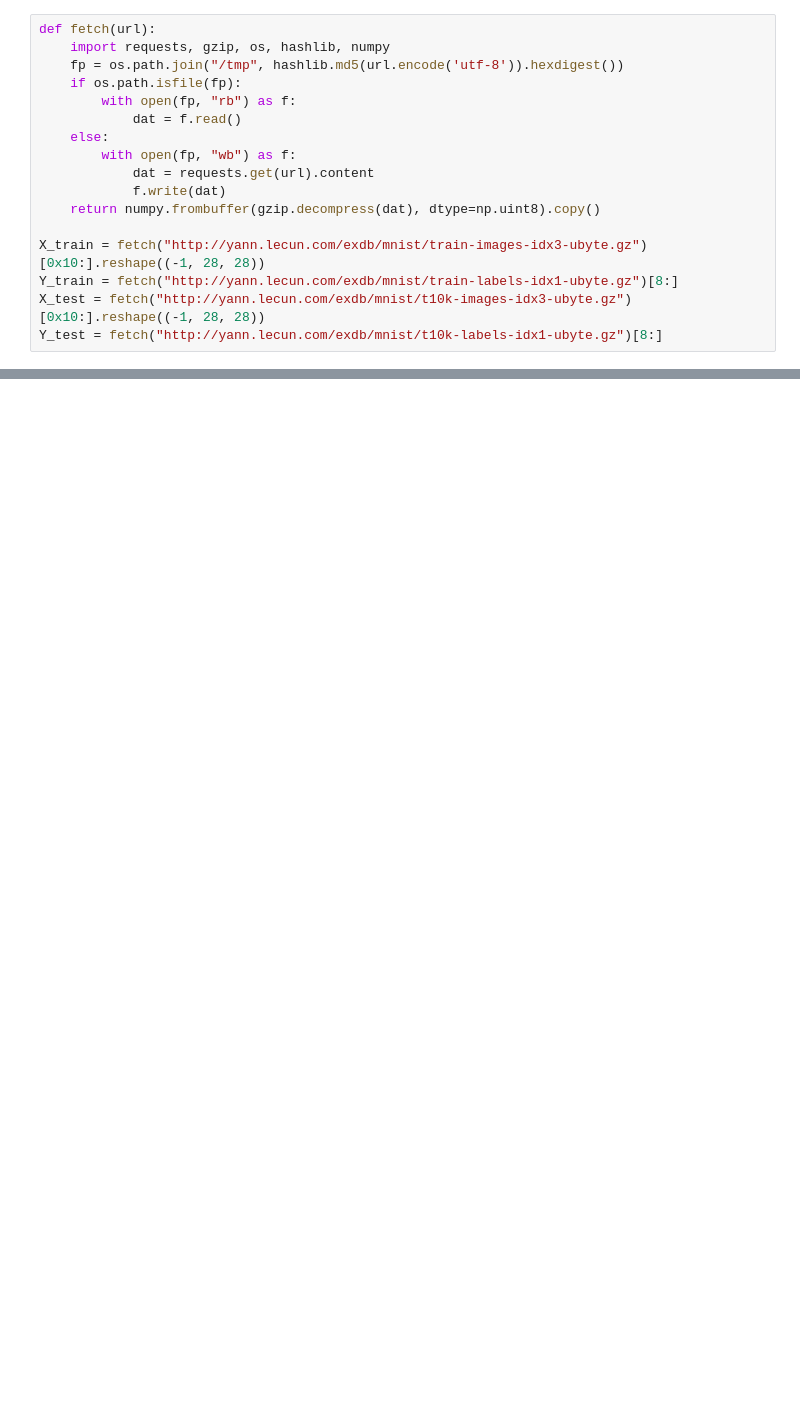
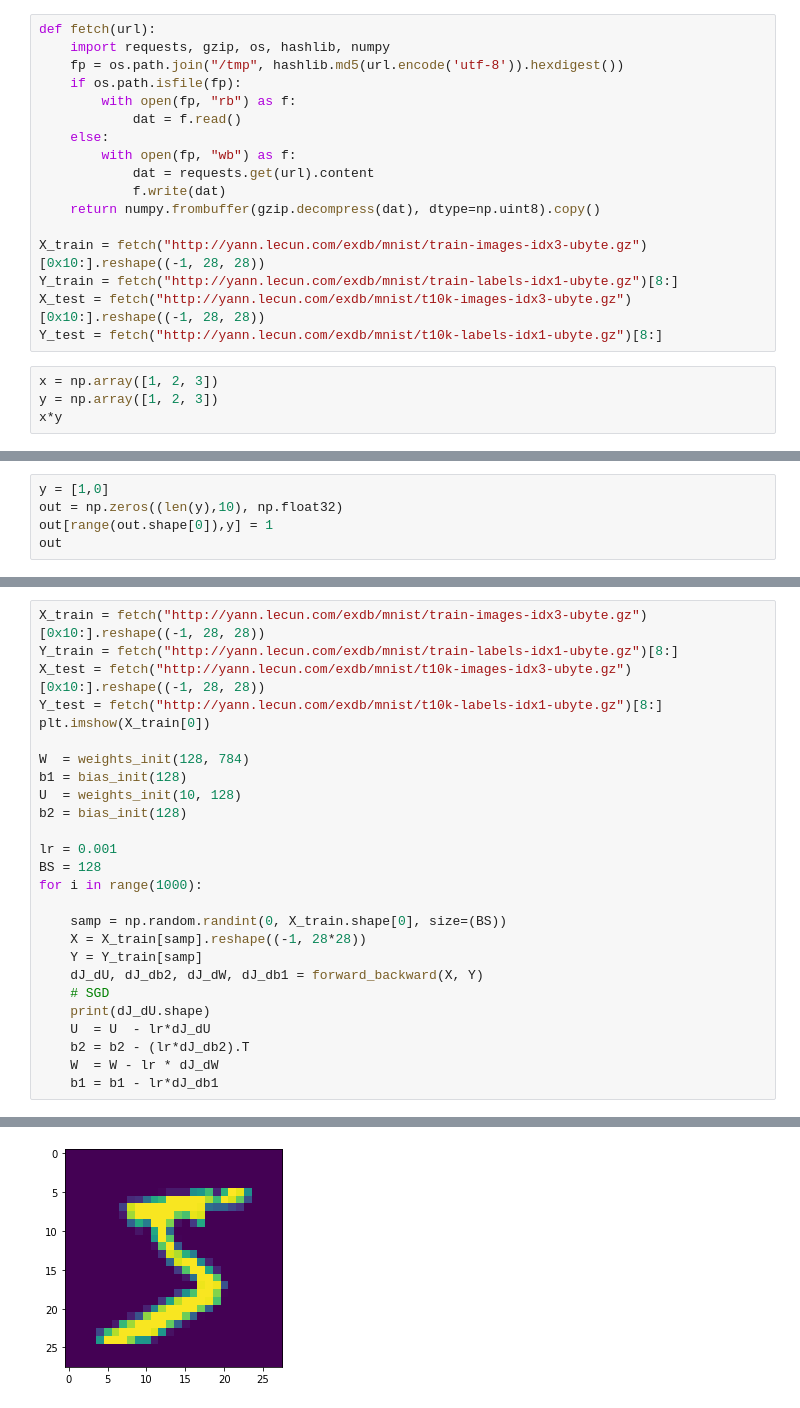
Before and after one commit to 8const/numpy_mnist, a Jupyter notebook: model.ipynb, the cells around one changed output, grey strips where cells are left out. Drawn from its saved outputs; the diff is of its cells as text; blank space fills up the shorter version.

```diff
--- a/model.ipynb
+++ b/model.ipynb
@@ -75,3 +83,7 @@ X_train = fetch("http://yann.lecun.com/exdb/mnist/train-images-idx3-ubyte.gz")[0
 Y_train = fetch("http://yann.lecun.com/exdb/mnist/train-labels-idx1-ubyte.gz")[8:]
 X_test = fetch("http://yann.lecun.com/exdb/mnist/t10k-images-idx3-ubyte.gz")[0x10:].reshape((-1, 28, 28))
 Y_test = fetch("http://yann.lecun.com/exdb/mnist/t10k-labels-idx1-ubyte.gz")[8:]
+# %%
+x = np.array([1, 2, 3])
+y = np.array([1, 2, 3])
+x*y
@@ -77,0 +95,5 @@ Y_test = fetch("http://yann.lecun.com/exdb/mnist/t10k-labels-idx1-ubyte.gz")[8:]
+# %%
+y = [1,0]
+out = np.zeros((len(y),10), np.float32)
+out[range(out.shape[0]),y] = 1
+out
@@ -77,0 +129,27 @@ Y_test = fetch("http://yann.lecun.com/exdb/mnist/t10k-labels-idx1-ubyte.gz")[8:]
+# %%
+X_train = fetch("http://yann.lecun.com/exdb/mnist/train-images-idx3-ubyte.gz")[0x10:].reshape((-1, 28, 28))
+Y_train = fetch("http://yann.lecun.com/exdb/mnist/train-labels-idx1-ubyte.gz")[8:]
+X_test = fetch("http://yann.lecun.com/exdb/mnist/t10k-images-idx3-ubyte.gz")[0x10:].reshape((-1, 28, 28))
+Y_test = fetch("http://yann.lecun.com/exdb/mnist/t10k-labels-idx1-ubyte.gz")[8:]
+plt.imshow(X_train[0])
+
+W  = weights_init(128, 784)
+b1 = bias_init(128)
+U  = weights_init(10, 128)
+b2 = bias_init(128)
+
+lr = 0.001
+BS = 128
+for i in range(1000):
+
+    samp = np.random.randint(0, X_train.shape[0], size=(BS))
+    X = X_train[samp].reshape((-1, 28*28))
+    Y = Y_train[samp]
+    dJ_dU, dJ_db2, dJ_dW, dJ_db1 = forward_backward(X, Y)
+    # SGD
+    print(dJ_dU.shape)
+    U  = U  - lr*dJ_dU
+    b2 = b2 - (lr*dJ_db2).T
+    W  = W - lr * dJ_dW
+    b1 = b1 - lr*dJ_db1
+# %% [output]
@@ -77,0 +207 @@ Y_test = fetch("http://yann.lecun.com/exdb/mnist/t10k-labels-idx1-ubyte.gz")[8:]
+[figure, added]
```
Also changed, not shown: parts of 29 cells of this notebook.
